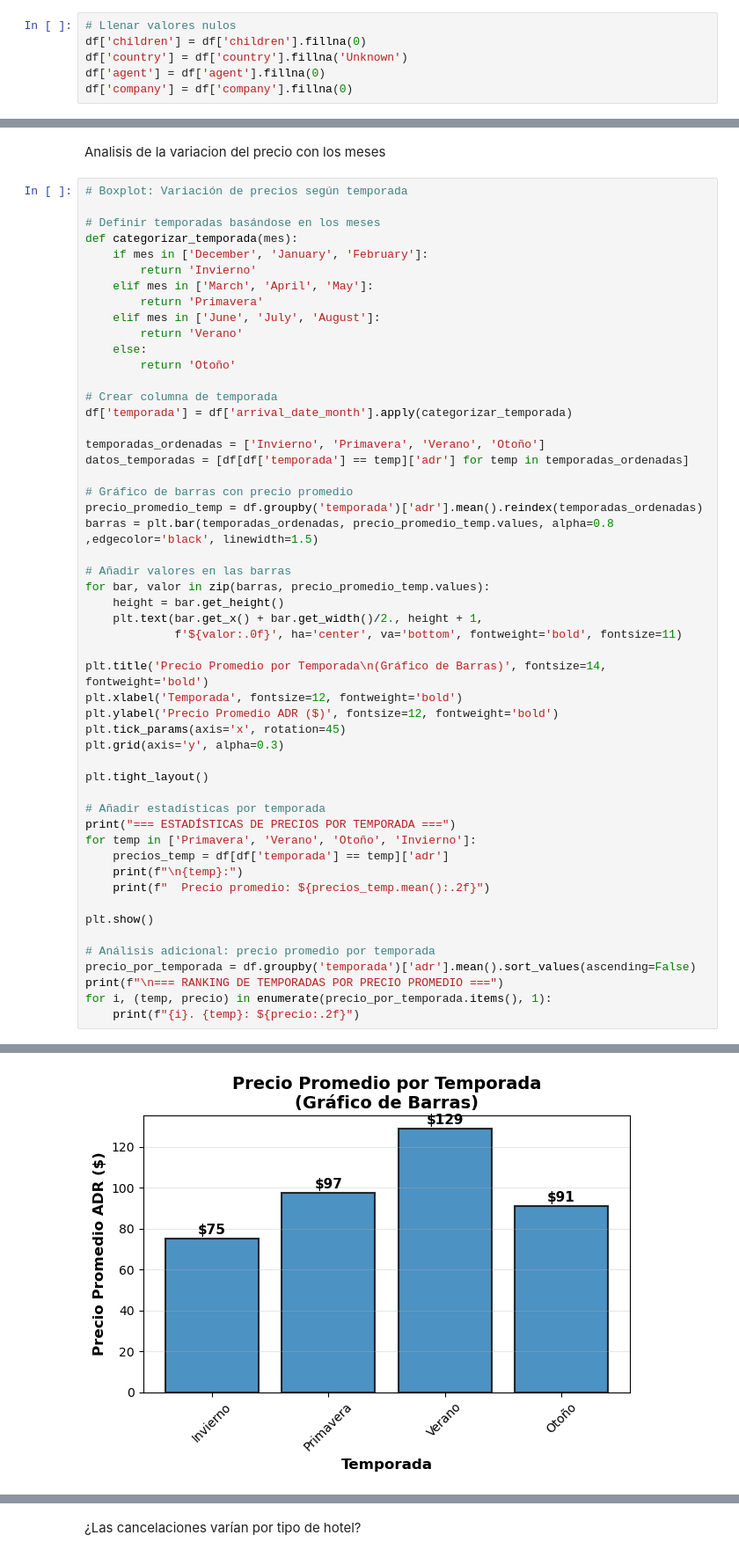
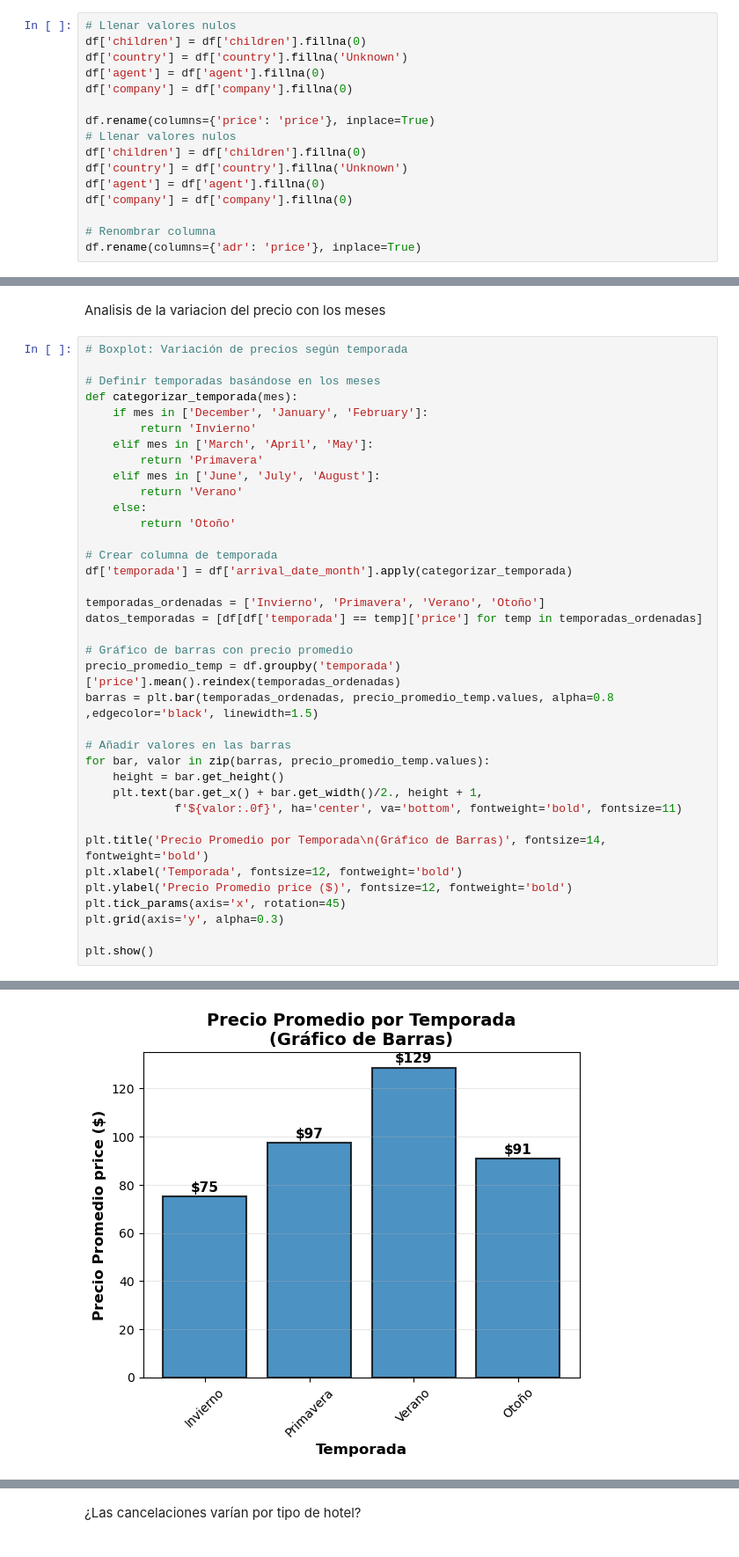
Before and after one commit to Patrirs05/analisis_hotel_booking, a Jupyter notebook: analisis_hotel.ipynb, the cells around one changed output, grey strips where cells are left out. Shown at 88% size. Drawn from its saved outputs; the diff is of its cells as text.

```diff
--- a/analisis_hotel.ipynb
+++ b/analisis_hotel.ipynb
@@ -62,6 +63,16 @@ df['children'] = df['children'].fillna(0)
 df['country'] = df['country'].fillna('Unknown')
 df['agent'] = df['agent'].fillna(0)
 df['company'] = df['company'].fillna(0)
+
+df.rename(columns={'price': 'price'}, inplace=True)
+# Llenar valores nulos
+df['children'] = df['children'].fillna(0)
+df['country'] = df['country'].fillna('Unknown')
+df['agent'] = df['agent'].fillna(0)
+df['company'] = df['company'].fillna(0)
+
+# Renombrar columna
+df.rename(columns={'adr': 'price'}, inplace=True)
 # %% [markdown]
 Analizamos el número de clientes que llegan cada año a los hoteles, diferenciando entre City Hotel y Resort Hotel. ¿Cómo varía la cantidad de clientes a lo largo de los años en cada tipo de hotel?
 # %%
@@ -303,10 +289,10 @@ def categorizar_temporada(mes):
 df['temporada'] = df['arrival_date_month'].apply(categorizar_temporada)
 
 temporadas_ordenadas = ['Invierno', 'Primavera', 'Verano', 'Otoño']
-datos_temporadas = [df[df['temporada'] == temp]['adr'] for temp in temporadas_ordenadas]
+datos_temporadas = [df[df['temporada'] == temp]['price'] for temp in temporadas_ordenadas]
 
 # Gráfico de barras con precio promedio
-precio_promedio_temp = df.groupby('temporada')['adr'].mean().reindex(temporadas_ordenadas)
+precio_promedio_temp = df.groupby('temporada')['price'].mean().reindex(temporadas_ordenadas)
 barras = plt.bar(temporadas_ordenadas, precio_promedio_temp.values, alpha=0.8 ,edgecolor='black', linewidth=1.5)
 
 # Añadir valores en las barras
@@ -317,24 +303,9 @@ for bar, valor in zip(barras, precio_promedio_temp.values):
 
 plt.title('Precio Promedio por Temporada\n(Gráfico de Barras)', fontsize=14, fontweight='bold')
 plt.xlabel('Temporada', fontsize=12, fontweight='bold')
-plt.ylabel('Precio Promedio ADR ($)', fontsize=12, fontweight='bold')
+plt.ylabel('Precio Promedio price ($)', fontsize=12, fontweight='bold')
 plt.tick_params(axis='x', rotation=45)
 plt.grid(axis='y', alpha=0.3)
 
-plt.tight_layout()
-
-# Añadir estadísticas por temporada
-print("=== ESTADÍSTICAS DE PRECIOS POR TEMPORADA ===")
-for temp in ['Primavera', 'Verano', 'Otoño', 'Invierno']:
-    precios_temp = df[df['temporada'] == temp]['adr']
-    print(f"\n{temp}:")
-    print(f"  Precio promedio: ${precios_temp.mean():.2f}")
-
 plt.show()
-
-# Análisis adicional: precio promedio por temporada
-precio_por_temporada = df.groupby('temporada')['adr'].mean().sort_values(ascending=False)
-print(f"\n=== RANKING DE TEMPORADAS POR PRECIO PROMEDIO ===")
-for i, (temp, precio) in enumerate(precio_por_temporada.items(), 1):
-    print(f"{i}. {temp}: ${precio:.2f}")
 # %% [output]
@@ -354 +312 @@ Invierno:
-[figure, old version]
+[figure, new version]
```
Also changed, not shown: parts of 16 cells of this notebook.
